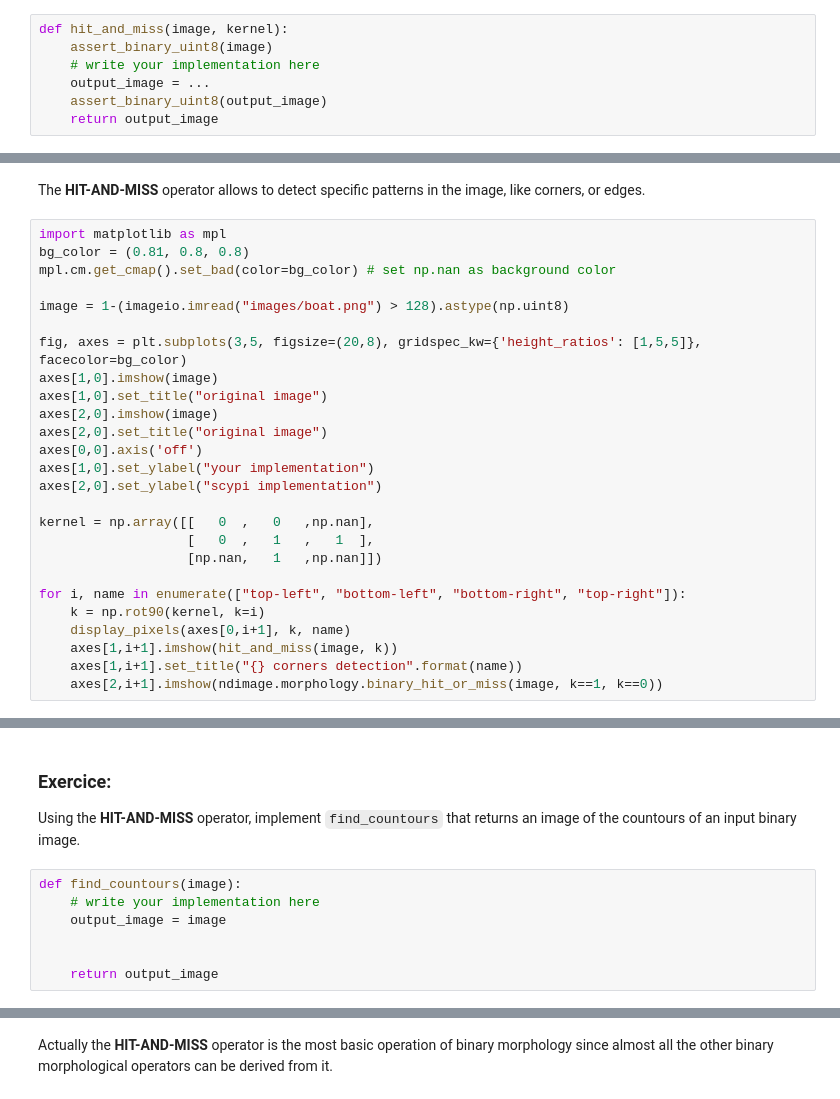
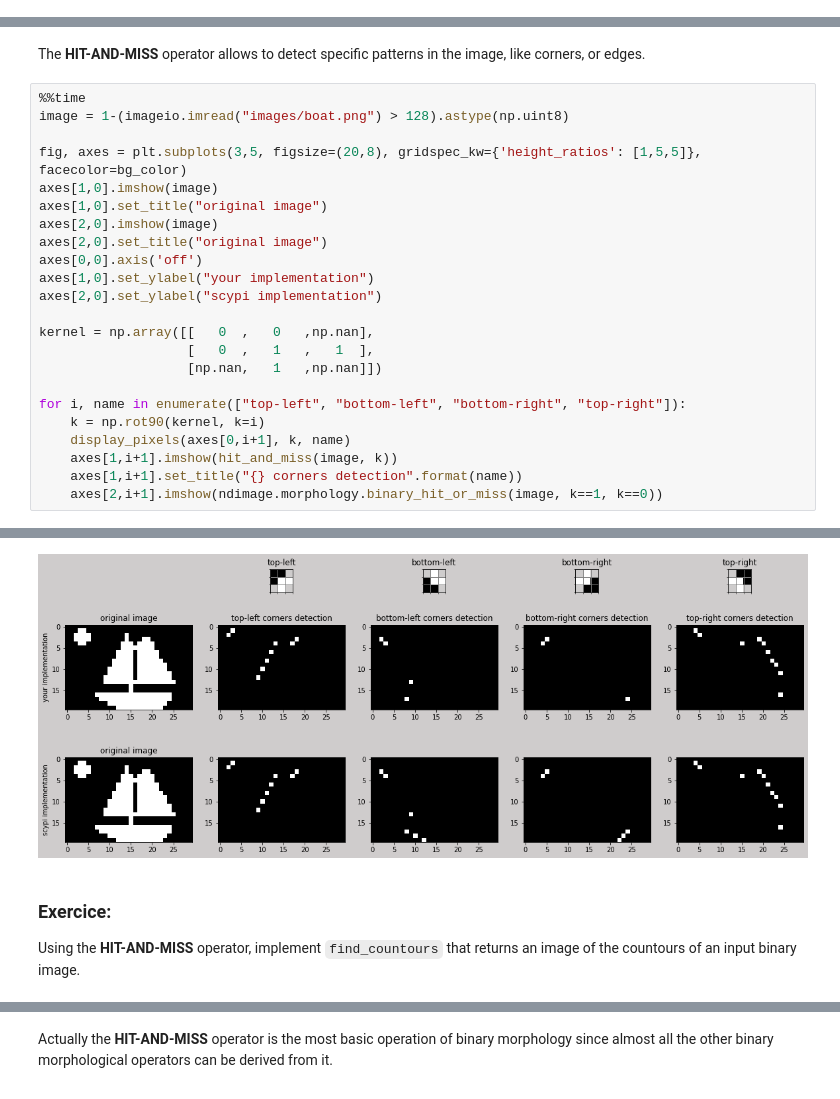
Before and after one commit to RomainGrx/LELEC2885-Practical-Sessions, a Jupyter notebook: TP4_student.ipynb, the cells around one changed output, grey strips where cells are left out. Cells and saved outputs as stored; diff of their text form.

```diff
--- a/TP4_student.ipynb
+++ b/TP4_student.ipynb
@@ -236,10 +297,3 @@ In our implementation, we'll use `np.nan` value for "don't care's" (which means
 # %% [markdown]
 ### Exercice:
 Implement the **HIT-AND-MISS** operator. If you think about it for a moment, you'll notice it's actually an intersection of two erosions...
-# %%
-def hit_and_miss(image, kernel):
-    assert_binary_uint8(image)
-    # write your implementation here
-    output_image = ...
-    assert_binary_uint8(output_image)
-    return output_image
@@ -246,10 +345,7 @@ def hit_and_miss(image, kernel):
 # %% [markdown]
 The **HIT-AND-MISS** operator allows to detect specific patterns in the image, like corners, or edges.
 # %%
-import matplotlib as mpl
-bg_color = (0.81, 0.8, 0.8)
-mpl.cm.get_cmap().set_bad(color=bg_color) # set np.nan as background color
-
+%%time
 image = 1-(imageio.imread("images/boat.png") > 128).astype(np.uint8)
 
 fig, axes = plt.subplots(3,5, figsize=(20,8), gridspec_kw={'height_ratios': [1,5,5]}, facecolor=bg_color)
@@ -271,3 +367,4 @@ for i, name in enumerate(["top-left", "bottom-left", "bottom-right", "top-right"
     axes[1,i+1].imshow(hit_and_miss(image, k))
     axes[1,i+1].set_title("{} corners detection".format(name))
     axes[2,i+1].imshow(ndimage.morphology.binary_hit_or_miss(image, k==1, k==0))
+# %% [output]
@@ -274,10 +373,4 @@ for i, name in enumerate(["top-left", "bottom-left", "bottom-right", "top-right"
+[figure, added]
 # %% [markdown]
 ### Exercice:
 Using the **HIT-AND-MISS** operator, implement `find_countours` that returns an image of the countours of an input binary image.
-# %%
-def find_countours(image):
-    # write your implementation here
-    output_image = image
-
-
-    return output_image
```
Also changed, not shown: parts of 27 cells of this notebook, 25 other files.
